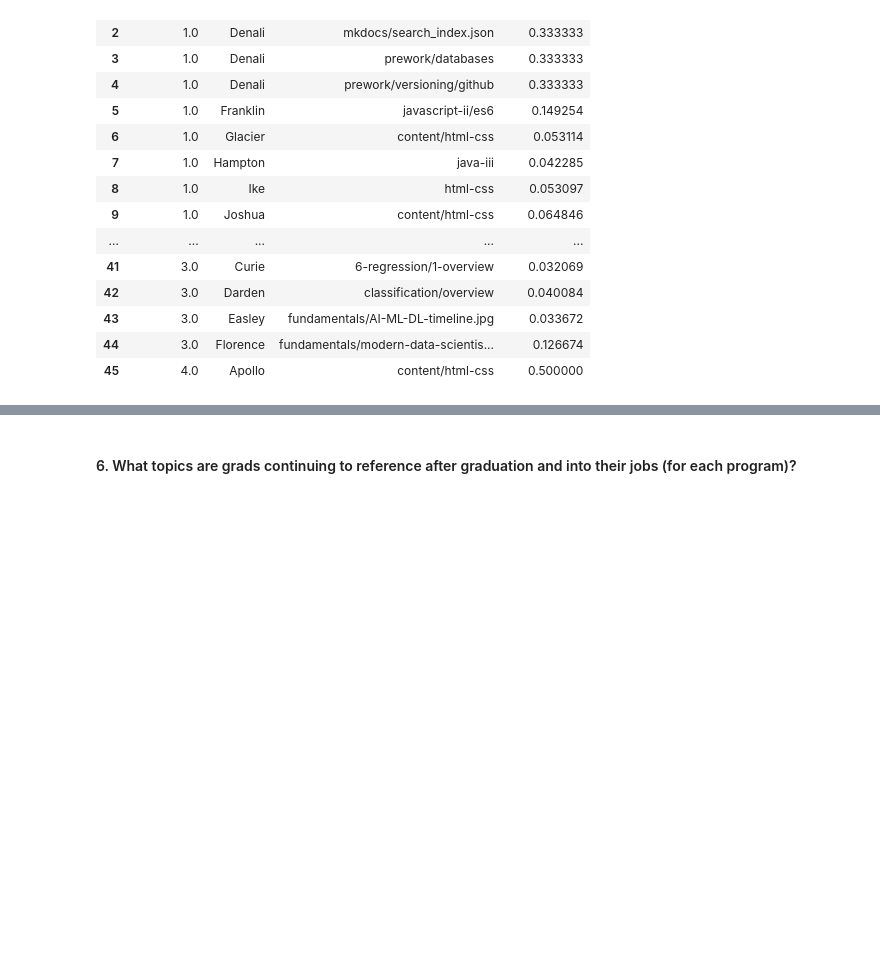
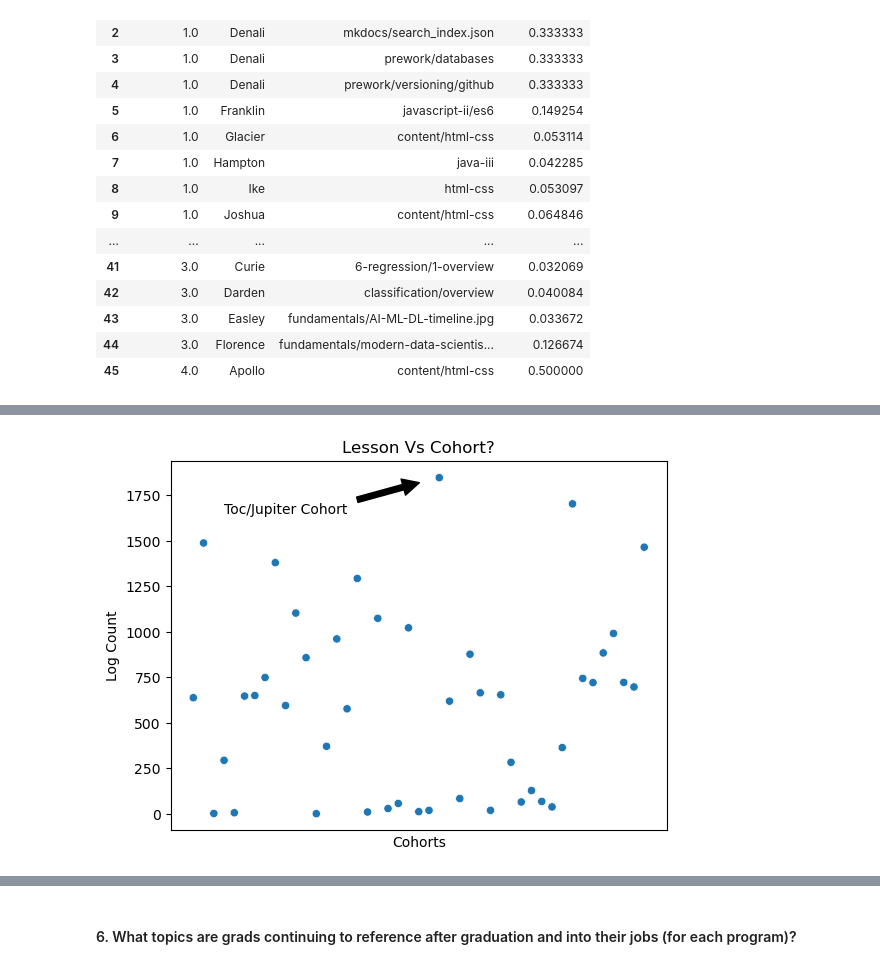
Before and after one commit to anomoly-detection-mini-project/anomoly-detection-mini-project, a Jupyter notebook: final_notebook.ipynb, the cells around one changed output, grey strips where cells are left out. Saved outputs shown, nothing was run; the diff lists cells and outputs as text; code cells hidden in the pictures; blank space fills up the shorter version.

```diff
--- a/final_notebook.ipynb
+++ b/final_notebook.ipynb
@@ -61,0 +80,4 @@ program_cohort_max_traffic_df
+# %%
+#dataframe for q2
+new_df=ex.Q_two(df)
+new_df
@@ -61,0 +103,5 @@ program_cohort_max_traffic_df
+# %%
+#plots answer for q2
+ex.plot_q2(new_df)
+# %% [output]
+[figure, added]
```
Also changed, not shown: parts of 11 cells of this notebook, 2 other files.
